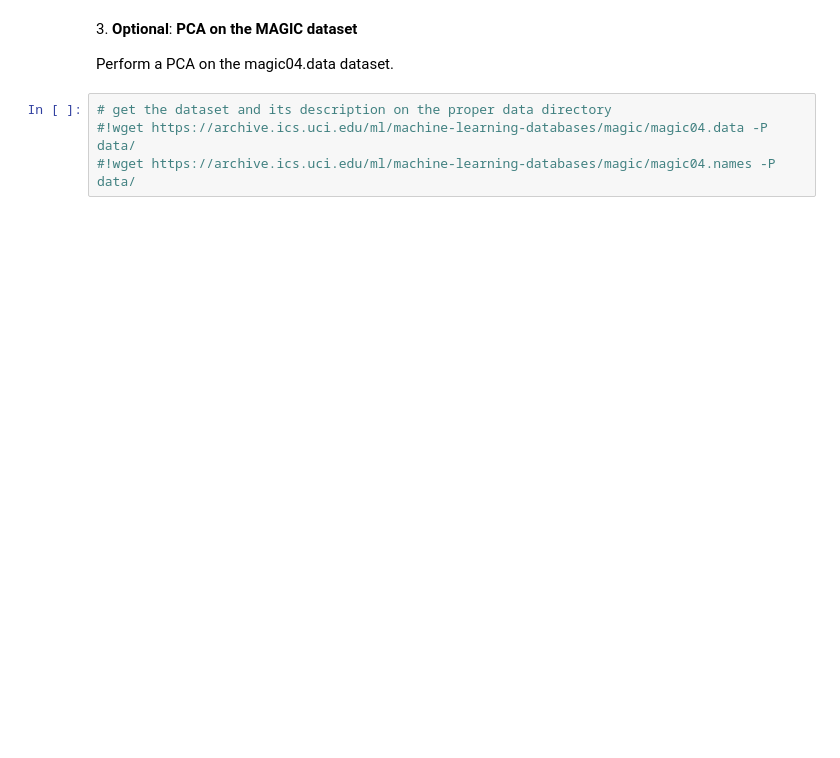
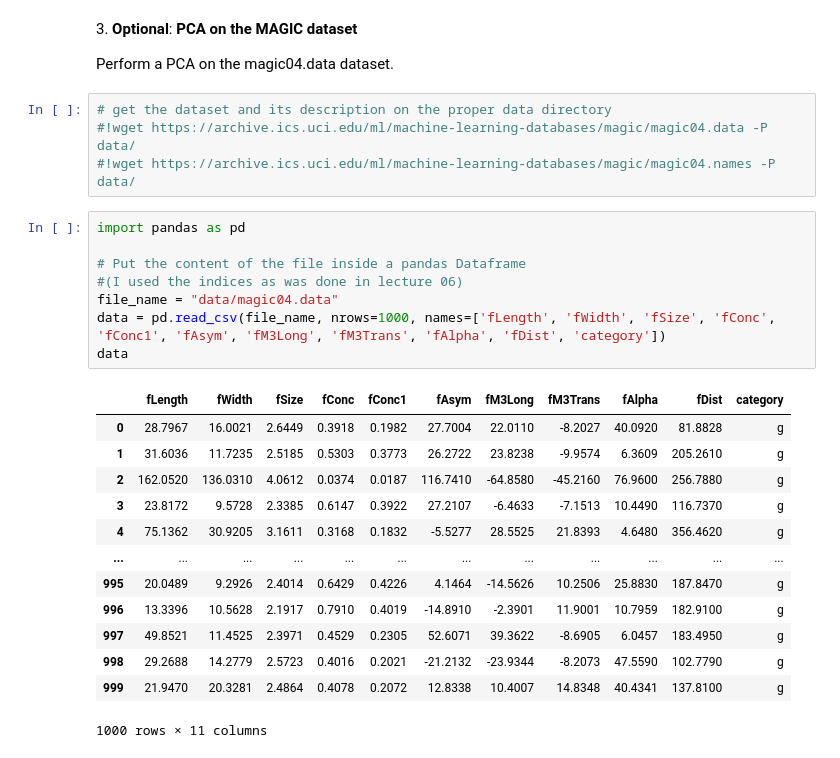
Before and after one commit to rubenzatini/ScientificComputingWithPython2022, a Jupyter notebook: 08ex_algebra.ipynb, the cells around one changed output. Cells and saved outputs as stored; diff of their text form; blank space fills up the shorter version.

```diff
--- a/08ex_algebra.ipynb
+++ b/08ex_algebra.ipynb
@@ -130,3 +177,25 @@ Perform a PCA on the magic04.data dataset.
 # get the dataset and its description on the proper data directory
 #!wget https://archive.ics.uci.edu/ml/machine-learning-databases/magic/magic04.data -P data/
 #!wget https://archive.ics.uci.edu/ml/machine-learning-databases/magic/magic04.names -P data/
+# %%
+import pandas as pd
+
+# Put the content of the file inside a pandas Dataframe
+#(I used the indices as was done in lecture 06)
+file_name = "data/magic04.data"
+data = pd.read_csv(file_name, nrows=1000, names=['fLength', 'fWidth', 'fSize', 'fConc', 'fConc1', 'fAsym', 'fM3Long', 'fM3Trans', 'fAlpha', 'fDist', 'category'])
+data
+# %% [output]
+|  | fLength | fWidth | fSize | fConc | fConc1 | fAsym | fM3Long | fM3Trans | fAlpha | fDist | category |
+| 0 | 28.7967 | 16.0021 | 2.6449 | 0.3918 | 0.1982 | 27.7004 | 22.0110 | -8.2027 | 40.0920 | 81.8828 | g |
+| 1 | 31.6036 | 11.7235 | 2.5185 | 0.5303 | 0.3773 | 26.2722 | 23.8238 | -9.9574 | 6.3609 | 205.2610 | g |
+| 2 | 162.0520 | 136.0310 | 4.0612 | 0.0374 | 0.0187 | 116.7410 | -64.8580 | -45.2160 | 76.9600 | 256.7880 | g |
+| 3 | 23.8172 | 9.5728 | 2.3385 | 0.6147 | 0.3922 | 27.2107 | -6.4633 | -7.1513 | 10.4490 | 116.7370 | g |
+| 4 | 75.1362 | 30.9205 | 3.1611 | 0.3168 | 0.1832 | -5.5277 | 28.5525 | 21.8393 | 4.6480 | 356.4620 | g |
+| ... | ... | ... | ... | ... | ... | ... | ... | ... | ... | ... | ... |
+| 995 | 20.0489 | 9.2926 | 2.4014 | 0.6429 | 0.4226 | 4.1464 | -14.5626 | 10.2506 | 25.8830 | 187.8470 | g |
+| 996 | 13.3396 | 10.5628 | 2.1917 | 0.7910 | 0.4019 | -14.8910 | -2.3901 | 11.9001 | 10.7959 | 182.9100 | g |
+| 997 | 49.8521 | 11.4525 | 2.3971 | 0.4529 | 0.2305 | 52.6071 | 39.3622 | -8.6905 | 6.0457 | 183.4950 | g |
+| 998 | 29.2688 | 14.2779 | 2.5723 | 0.4016 | 0.2021 | -21.2132 | -23.9344 | -8.2073 | 47.5590 | 102.7790 | g |
+| 999 | 21.9470 | 20.3281 | 2.4864 | 0.4078 | 0.2072 | 12.8338 | 10.4007 | 14.8348 | 40.4341 | 137.8100 | g |
+1000 rows × 11 columns
```
Also changed, not shown: parts of 3 cells of this notebook, 3 other files.
